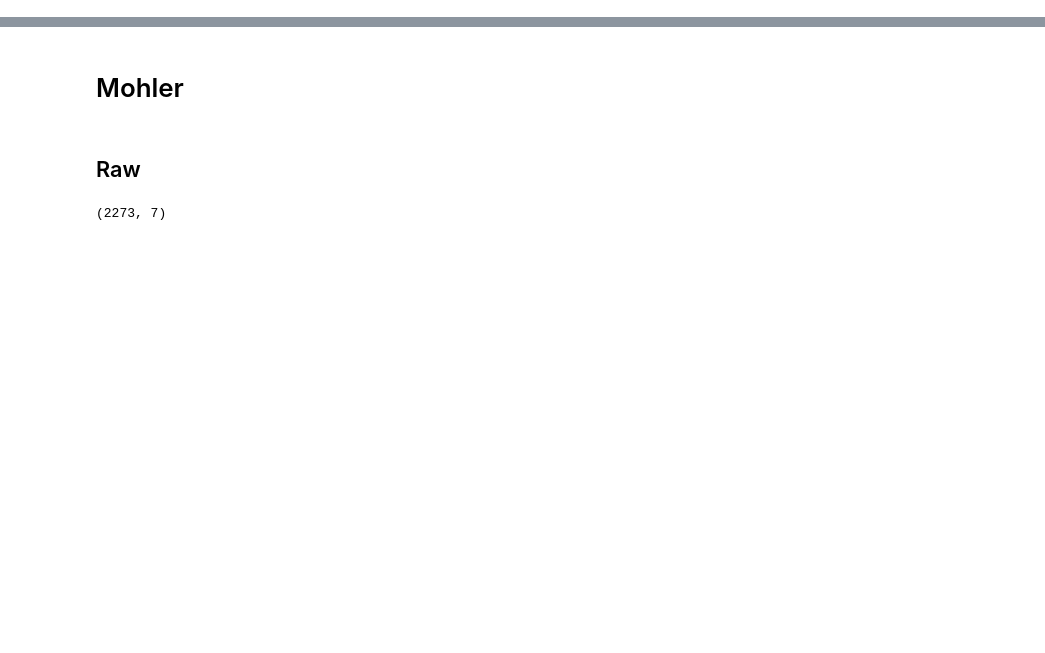
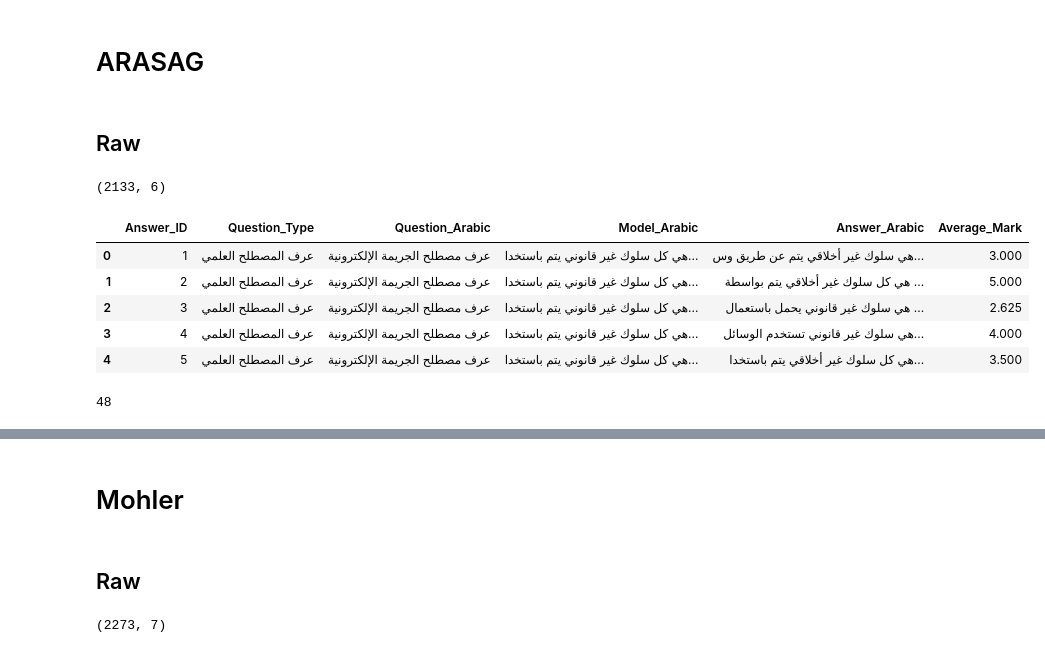
Before and after one commit to alvaro-francisco-gil/mentor-eval, a Jupyter notebook: data/datasets_exploration.ipynb, the cells around one changed output, grey strips where cells are left out. Drawn from its saved outputs; the diff is of its cells as text; code cells hidden in the pictures; blank space fills up the shorter version.

```diff
--- a/data/datasets_exploration.ipynb
+++ b/data/datasets_exploration.ipynb
@@ -3,3 +3,26 @@ import pandas as pd
 pd.set_option('display.max_columns', None)
 
 import numpy as np
+# %% [markdown]
+# ARASAG
+# %% [markdown]
+## Raw
+# %%
+# Read the AR-ASAG dataset CSV file
+arasag_df = pd.read_csv("raw/arasag/AR-ASAG-Dataset.csv")
+arasag_df.shape
+# %% [output]
+(2133, 6)
+# %%
+arasag_df.head()
+# %% [output]
+|  | Answer_ID | Question_Type | Question_Arabic | Model_Arabic | Answer_Arabic | Average_Mark |
+| 0 | 1 | عرف المصطلح العلمي | عرف مصطلح الجريمة الإلكترونية | هي كل سلوك غير قانوني يتم باستخدا... | هي سلوك غير أخلاقي يتم عن طريق وس... | 3.000 |
+| 1 | 2 | عرف المصطلح العلمي | عرف مصطلح الجريمة الإلكترونية | هي كل سلوك غير قانوني يتم باستخدا... | هي كل سلوك غير أخلاقي يتم بواسطة ... | 5.000 |
+| 2 | 3 | عرف المصطلح العلمي | عرف مصطلح الجريمة الإلكترونية | هي كل سلوك غير قانوني يتم باستخدا... | هي سلوك غير قانوني يحمل باستعمال ... | 2.625 |
+| 3 | 4 | عرف المصطلح العلمي | عرف مصطلح الجريمة الإلكترونية | هي كل سلوك غير قانوني يتم باستخدا... | هي سلوك غير قانوني تستخدم الوسائل... | 4.000 |
+| 4 | 5 | عرف المصطلح العلمي | عرف مصطلح الجريمة الإلكترونية | هي كل سلوك غير قانوني يتم باستخدا... | هي كل سلوك غير أخلاقي يتم باستخدا... | 3.500 |
+# %%
+len(arasag_df['Question_Arabic']. value_counts())
+# %% [output]
+48
```
Also changed, not shown: parts of 14 cells of this notebook, 14 other files.
